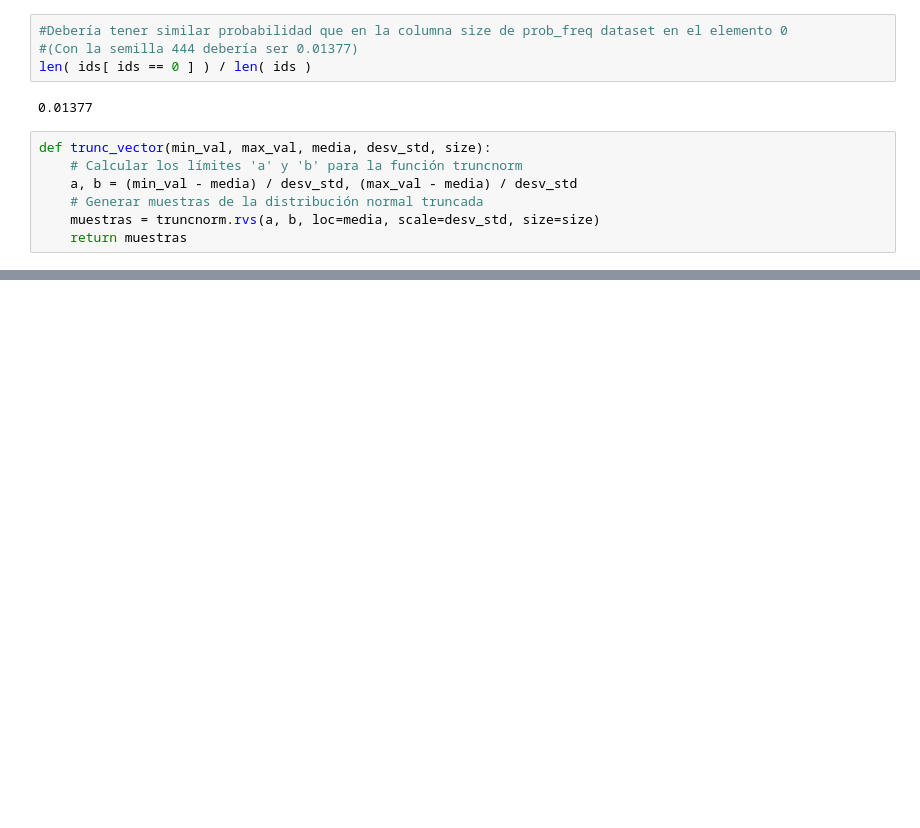
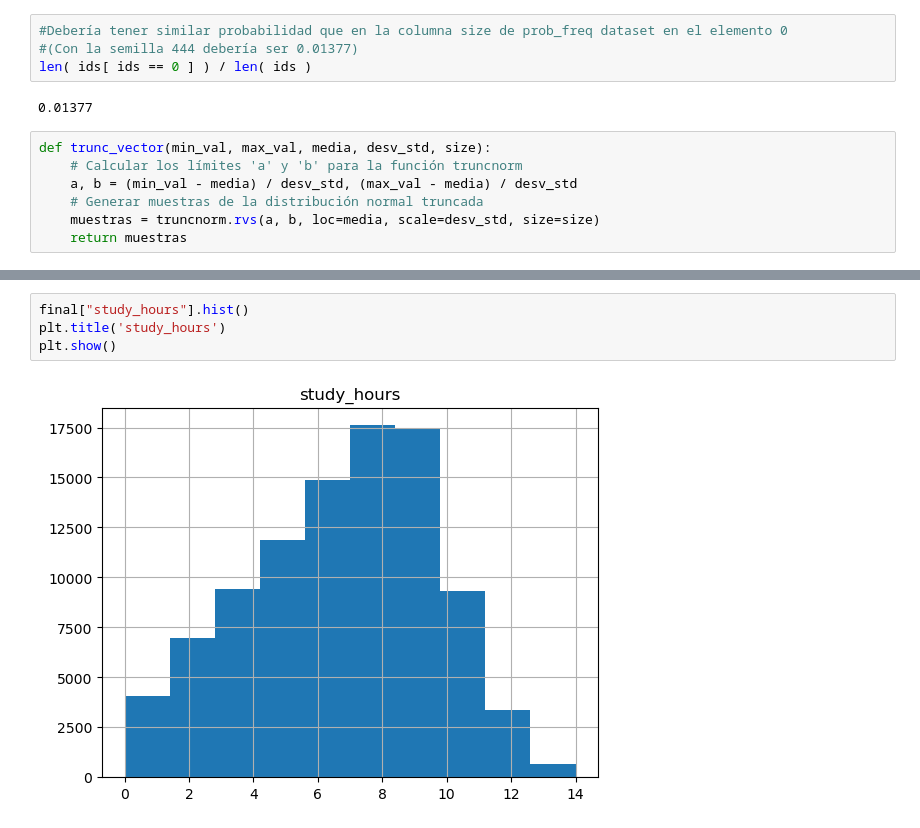
Before and after one commit to GalletaOreo98/Data-Science, a Jupyter notebook: EDA Students Depression/eda_students_depression.ipynb, the cells around one changed output, grey strips where cells are left out. Drawn from its saved outputs; the diff is of its cells as text; blank space fills up the shorter version.

```diff
--- a/EDA Students Depression/eda_students_depression.ipynb
+++ b/EDA Students Depression/eda_students_depression.ipynb
@@ -537,0 +709,6 @@ def trunc_vector(min_val, max_val, media, desv_std, size):
+# %%
+final["study_hours"].hist()
+plt.title('study_hours')
+plt.show()
+# %% [output]
+[figure, added]
```
Also changed, not shown: parts of 21 cells of this notebook.
